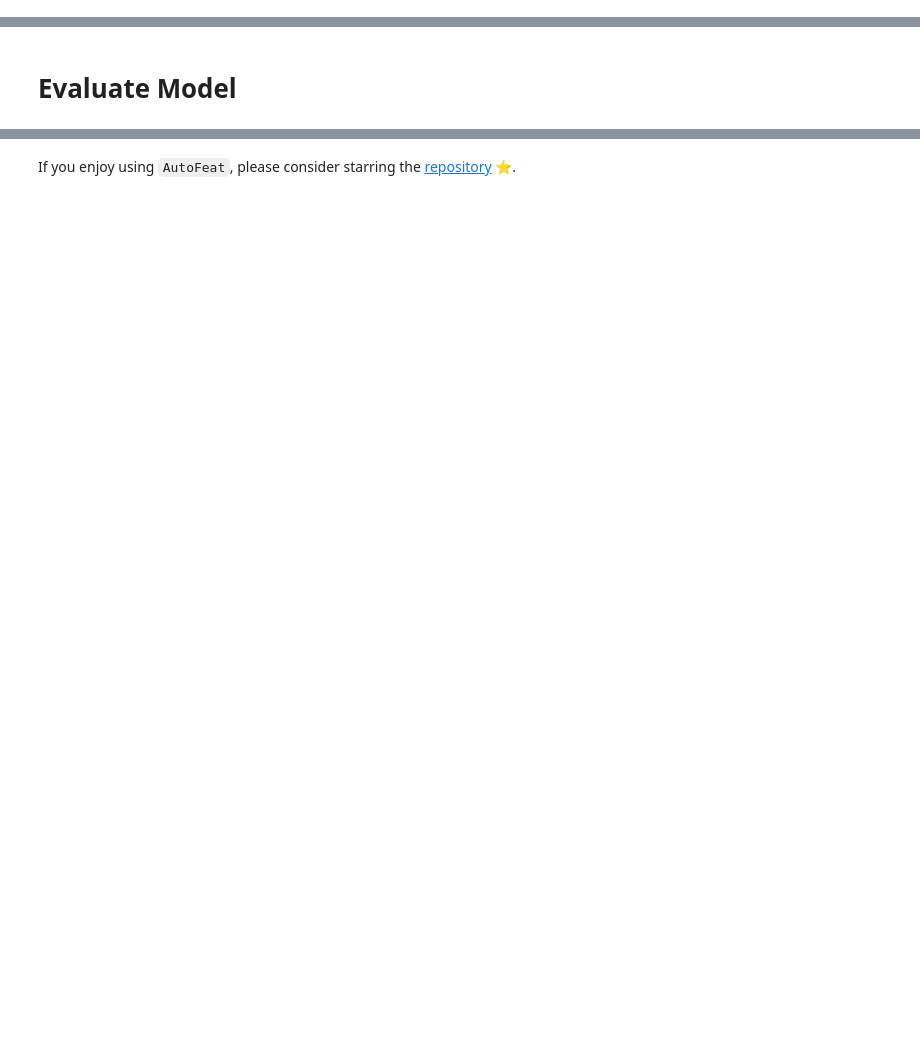
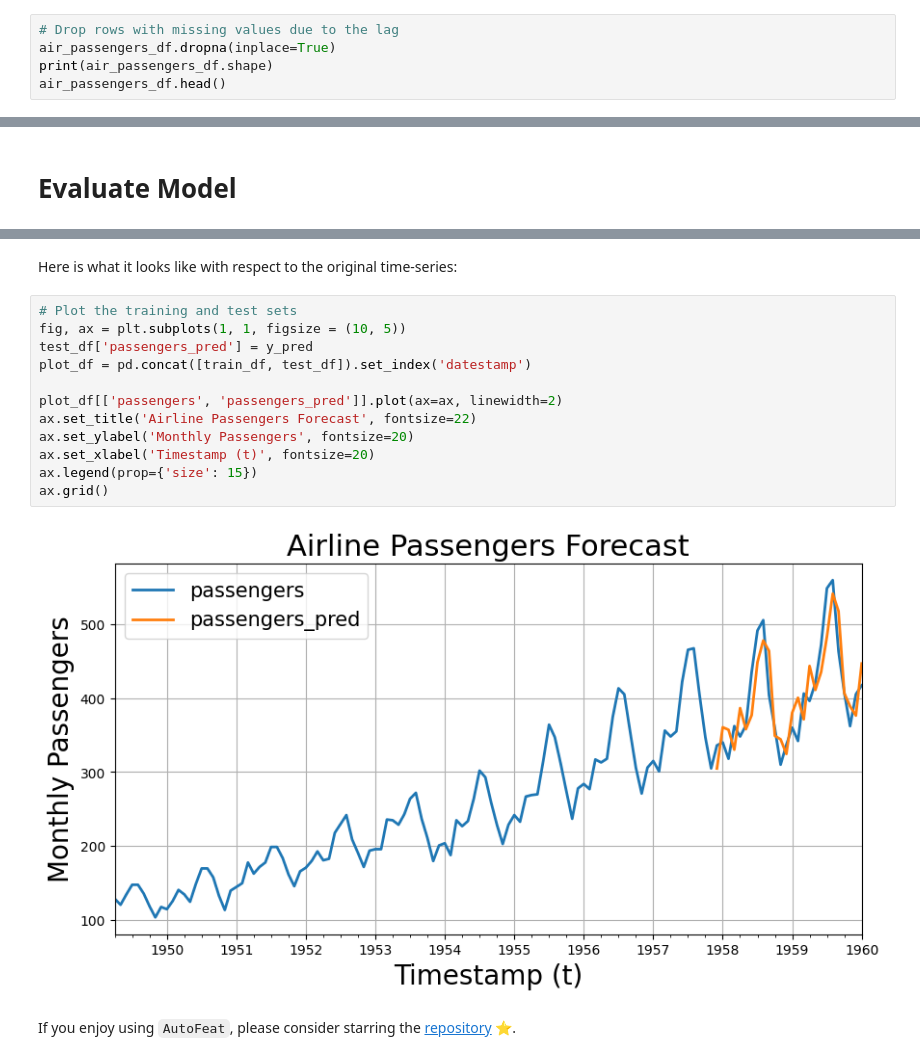
Before and after one commit to autonlab/AutonFeat, a Jupyter notebook: examples/tutorials/single_feature_extraction.ipynb, the cells around one changed output, grey strips where cells are left out. Drawn from its saved outputs; the diff is of its cells as text; blank space fills up the shorter version.

```diff
--- a/examples/tutorials/single_feature_extraction.ipynb
+++ b/examples/tutorials/single_feature_extraction.ipynb
@@ -92,0 +137,5 @@ plt.plot(features)
+# %%
+# Drop rows with missing values due to the lag
+air_passengers_df.dropna(inplace=True)
+print(air_passengers_df.shape)
+air_passengers_df.head()
@@ -101,2 +225,18 @@ $P(Y_{t+1} | Y_{t}, Y_{t-12})$
+# %% [markdown]
+Here is what it looks like with respect to the original time-series:
+# %%
+# Plot the training and test sets
+fig, ax = plt.subplots(1, 1, figsize = (10, 5))
+test_df['passengers_pred'] = y_pred
+plot_df = pd.concat([train_df, test_df]).set_index('datestamp')
+
+plot_df[['passengers', 'passengers_pred']].plot(ax=ax, linewidth=2)
+ax.set_title('Airline Passengers Forecast', fontsize=22)
+ax.set_ylabel('Monthly Passengers', fontsize=20)
+ax.set_xlabel('Timestamp (t)', fontsize=20)
+ax.legend(prop={'size': 15})
+ax.grid()
+# %% [output]
+[figure, added]
 # %% [markdown]
 If you enjoy using `AutoFeat`, please consider starring the [repository](https://github.com/autonlab/AutoFeat) ⭐️.
```
Also changed, not shown: parts of 30 cells of this notebook, 2 other files.
